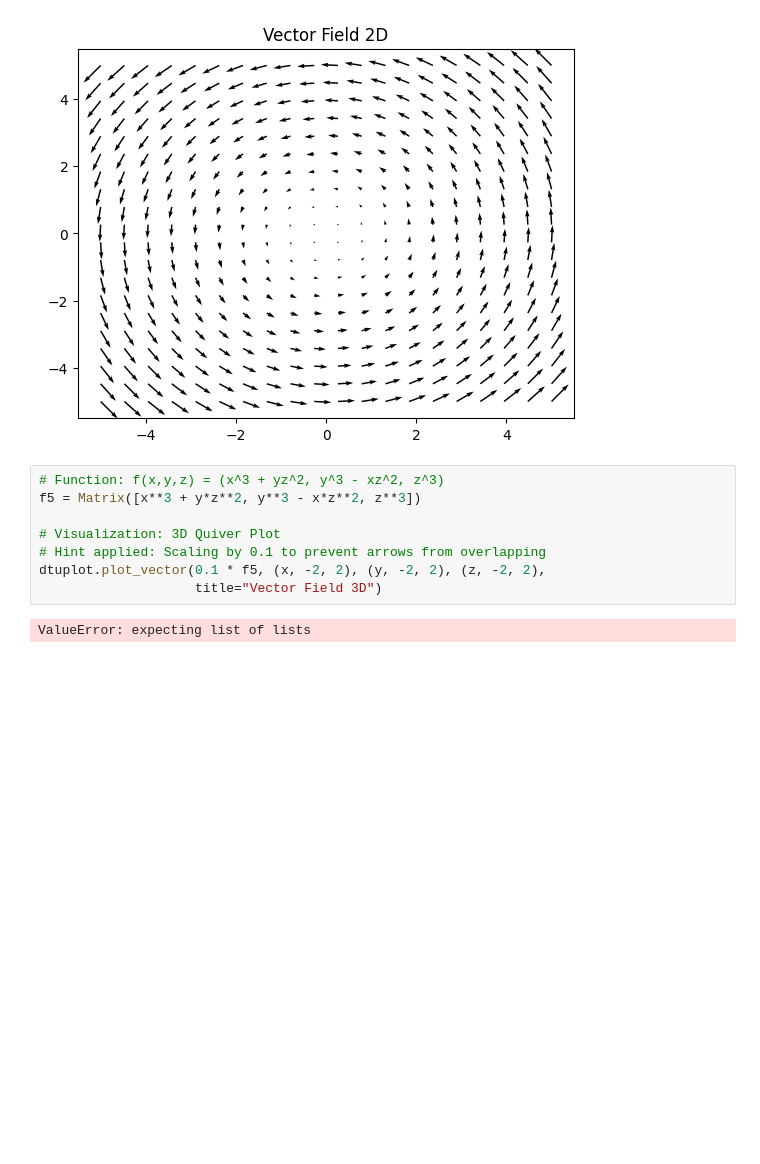
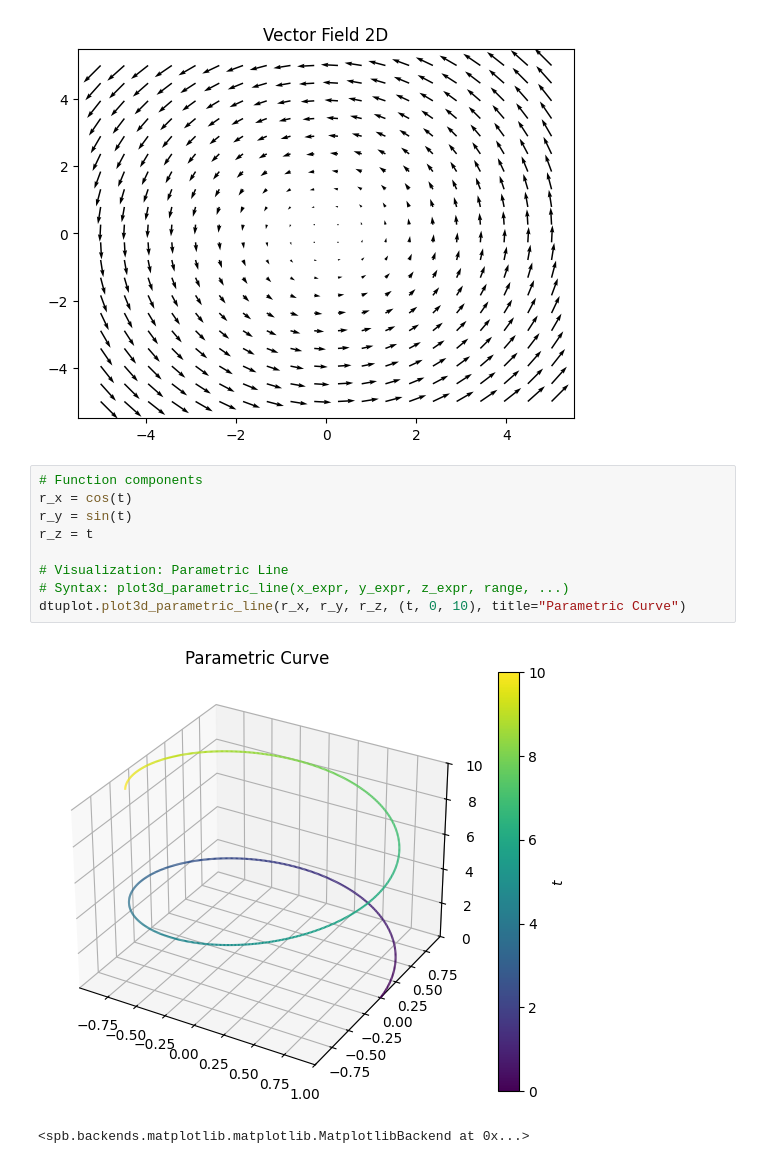
Before and after one commit to Anastasios3/Mathematics_DTU, a Jupyter notebook: week01_Math1b/exercise_5.ipynb, the cells around one changed output. Saved outputs shown, nothing was run; the diff lists cells and outputs as text; blank space fills up the shorter version.

```diff
--- a/week01_Math1b/exercise_5.ipynb
+++ b/week01_Math1b/exercise_5.ipynb
@@ -75,13 +75,15 @@ Plotting Scalar Function...
 Plotting Vector Field...
 [figure]
 # %%
-# Function: f(x,y,z) = (x^3 + yz^2, y^3 - xz^2, z^3)
-f5 = Matrix([x**3 + y*z**2, y**3 - x*z**2, z**3])
+# Function components
+r_x = cos(t)
+r_y = sin(t)
+r_z = t
 
-# Visualization: 3D Quiver Plot
-# Hint applied: Scaling by 0.1 to prevent arrows from overlapping
-dtuplot.plot_vector(0.1 * f5, (x, -2, 2), (y, -2, 2), (z, -2, 2),
-                    title="Vector Field 3D")
+# Visualization: Parametric Line
+# Syntax: plot3d_parametric_line(x_expr, y_expr, z_expr, range, ...)
+dtuplot.plot3d_parametric_line(r_x, r_y, r_z, (t, 0, 10), title="Parametric Curve")
 # %% [output]
+[figure, added]
-ValueError: expecting list of lists
+<spb.backends.matplotlib.matplotlib.MatplotlibBackend at 0x...>
 # %%
```
Also changed, not shown: parts of 1 cell of this notebook, 1 other file.
